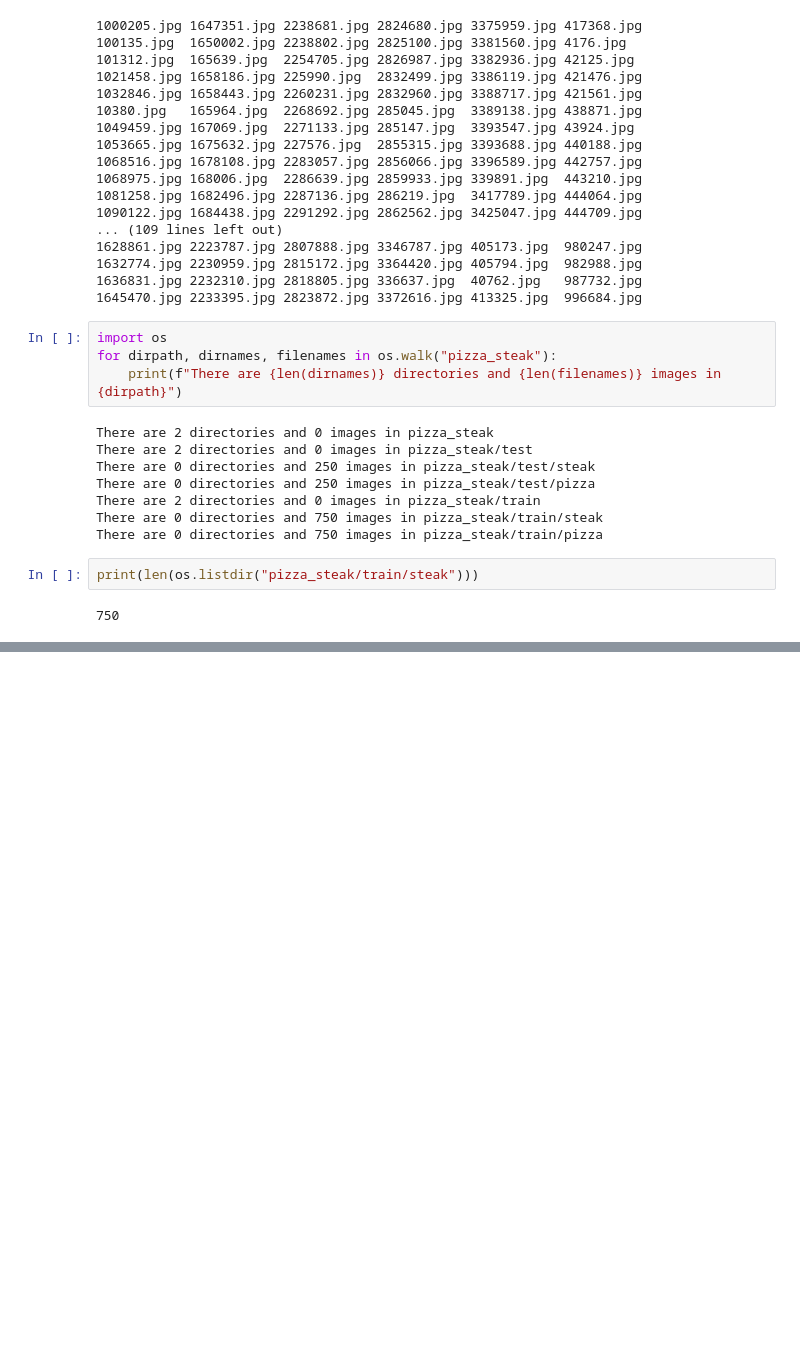
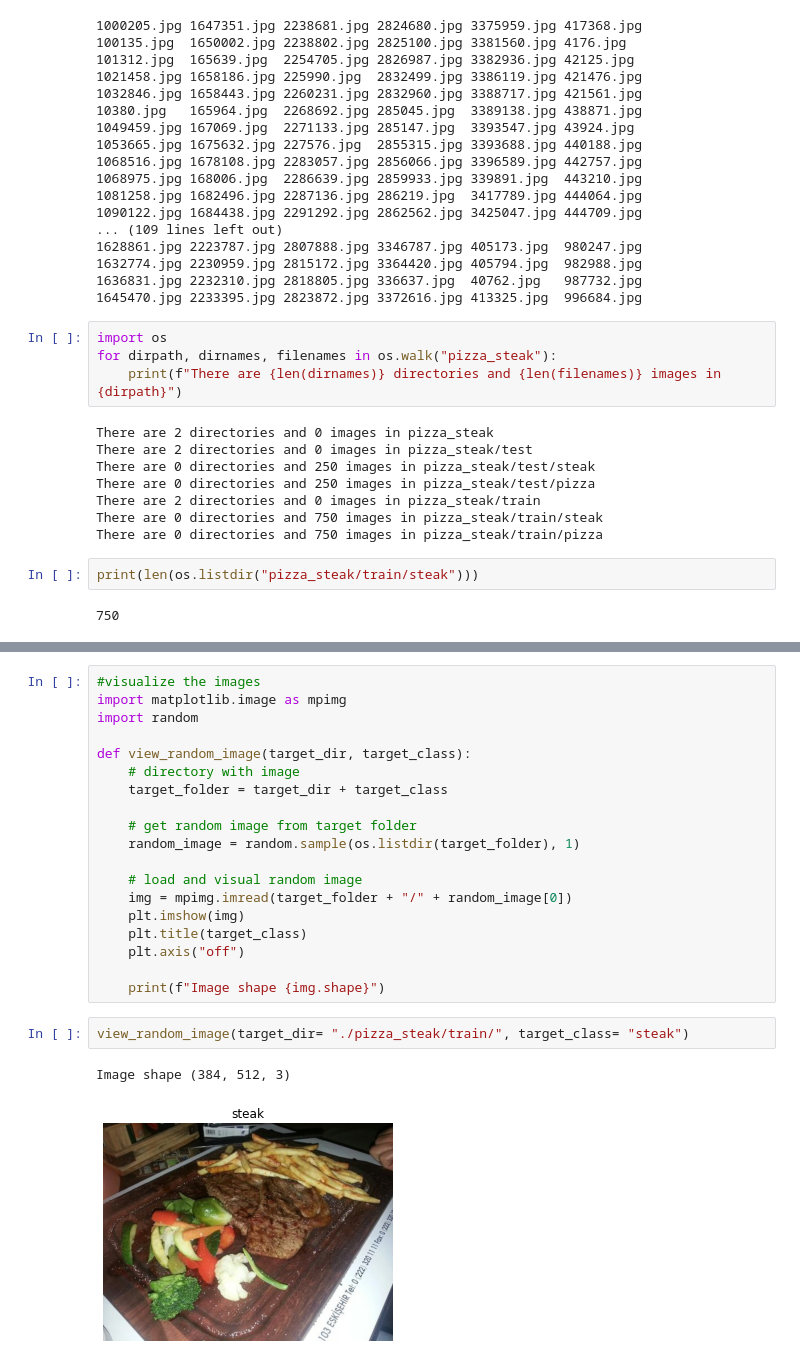
Before and after one commit to KacperKorzen/tensor-course, a Jupyter notebook: convolution.ipynb, the cells around one changed output, grey strips where cells are left out. Drawn from its saved outputs; the diff is of its cells as text; blank space fills up the shorter version.

```diff
--- a/convolution.ipynb
+++ b/convolution.ipynb
@@ -49,0 +56,24 @@ print(len(os.listdir("pizza_steak/train/steak")))
+# %%
+#visualize the images
+import matplotlib.image as mpimg
+import random
+
+def view_random_image(target_dir, target_class):
+    # directory with image
+    target_folder = target_dir + target_class
+
+    # get random image from target folder
+    random_image = random.sample(os.listdir(target_folder), 1)
+
+    # load and visual random image
+    img = mpimg.imread(target_folder + "/" + random_image[0])
+    plt.imshow(img)
+    plt.title(target_class)
+    plt.axis("off")
+
+    print(f"Image shape {img.shape}")
+# %%
+view_random_image(target_dir= "./pizza_steak/train/", target_class= "steak")
+# %% [output]
+Image shape (384, 512, 3)
+[figure, added]
```
Also changed, not shown: parts of 15 cells of this notebook.
